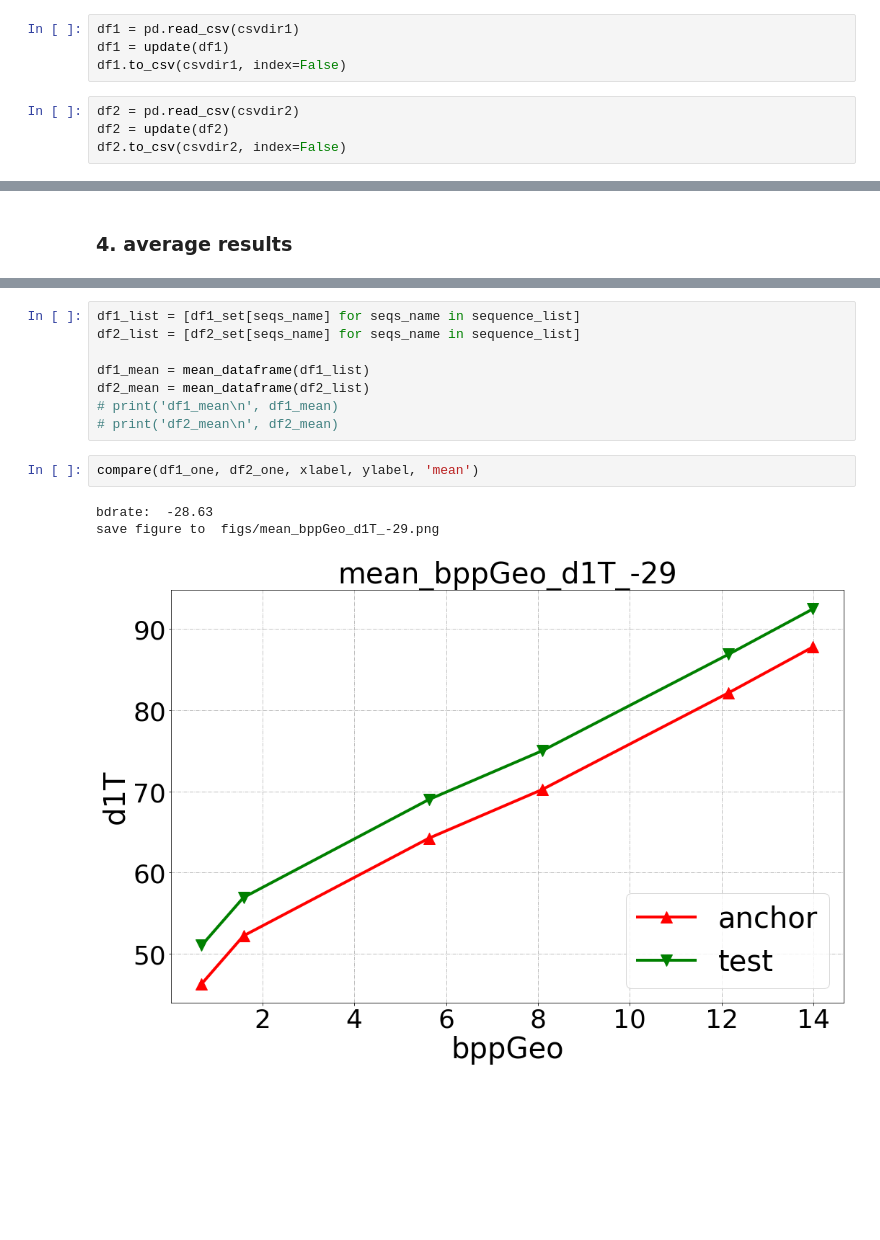
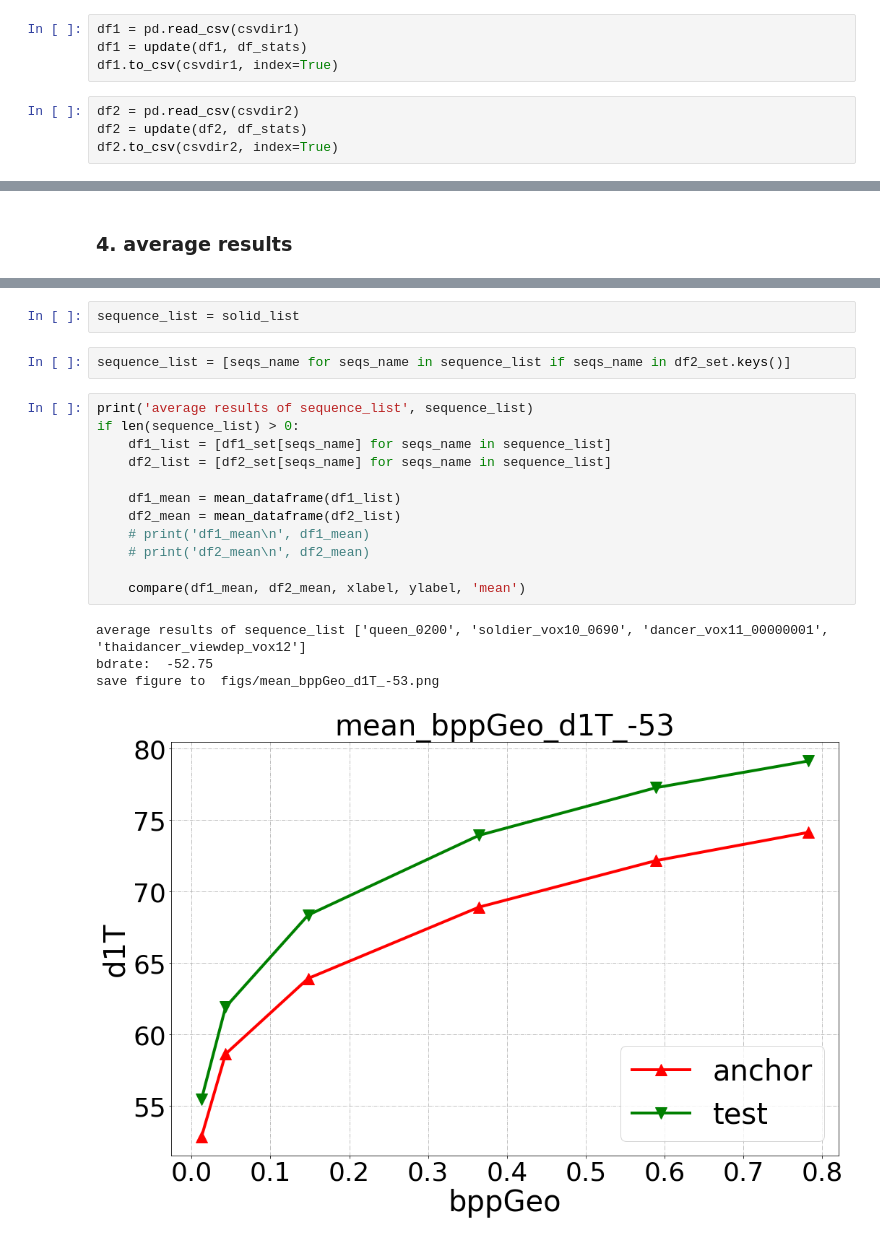
Before and after one commit to yydlmzyz/AI-PCC-Reporting-Template, a Jupyter notebook: test.ipynb, the cells around one changed output, grey strips where cells are left out. Cells and saved outputs as stored; diff of their text form; blank space fills up the shorter version.

```diff
--- a/test.ipynb
+++ b/test.ipynb
@@ -17,11 +18,11 @@ ylabel='d1T'
 # %%
 df1 = pd.read_csv(csvdir1)
-df1 = update(df1)
-df1.to_csv(csvdir1, index=False)
+df1 = update(df1, df_stats)
+df1.to_csv(csvdir1, index=True)
 # %%
 df2 = pd.read_csv(csvdir2)
-df2 = update(df2)
-df2.to_csv(csvdir2, index=False)
+df2 = update(df2, df_stats)
+df2.to_csv(csvdir2, index=True)
 # %% [markdown]
 ### 2. split concatenated frames to single frame for comparisons
 # %%
@@ -74,14 +101,21 @@ sequence_list = ['queen_0200',
+# %%
+sequence_list = solid_list
+# %%
+sequence_list = [seqs_name for seqs_name in sequence_list if seqs_name in df2_set.keys()]
 # %%
-df1_list = [df1_set[seqs_name] for seqs_name in sequence_list]
-df2_list = [df2_set[seqs_name] for seqs_name in sequence_list]
+print('average results of sequence_list', sequence_list)
+if len(sequence_list) > 0:
+    df1_list = [df1_set[seqs_name] for seqs_name in sequence_list]
+    df2_list = [df2_set[seqs_name] for seqs_name in sequence_list]
 
-df1_mean = mean_dataframe(df1_list)
-df2_mean = mean_dataframe(df2_list)
-# print('df1_mean\n', df1_mean)
-# print('df2_mean\n', df2_mean)
+    df1_mean = mean_dataframe(df1_list)
+    df2_mean = mean_dataframe(df2_list)
+    # print('df1_mean\n', df1_mean)
+    # print('df2_mean\n', df2_mean)
+
+    compare(df1_mean, df2_mean, xlabel, ylabel, 'mean')
+# %% [output]
+average results of sequence_list ['queen_0200', 'soldier_vox10_0690', 'dancer_vox11_00000001', 'thaidancer_viewdep_vox12']
+bdrate:  -52.75
+save figure to  figs/mean_bppGeo_d1T_-53.png
+[figure, added]
-# %%
-compare(df1_one, df2_one, xlabel, ylabel, 'mean')
-# %% [output]
-bdrate:  -28.63
-save figure to  figs/mean_bppGeo_d1T_-29.png
-[figure, removed]
```
Also changed, not shown: parts of 5 cells of this notebook, 4 other files.
